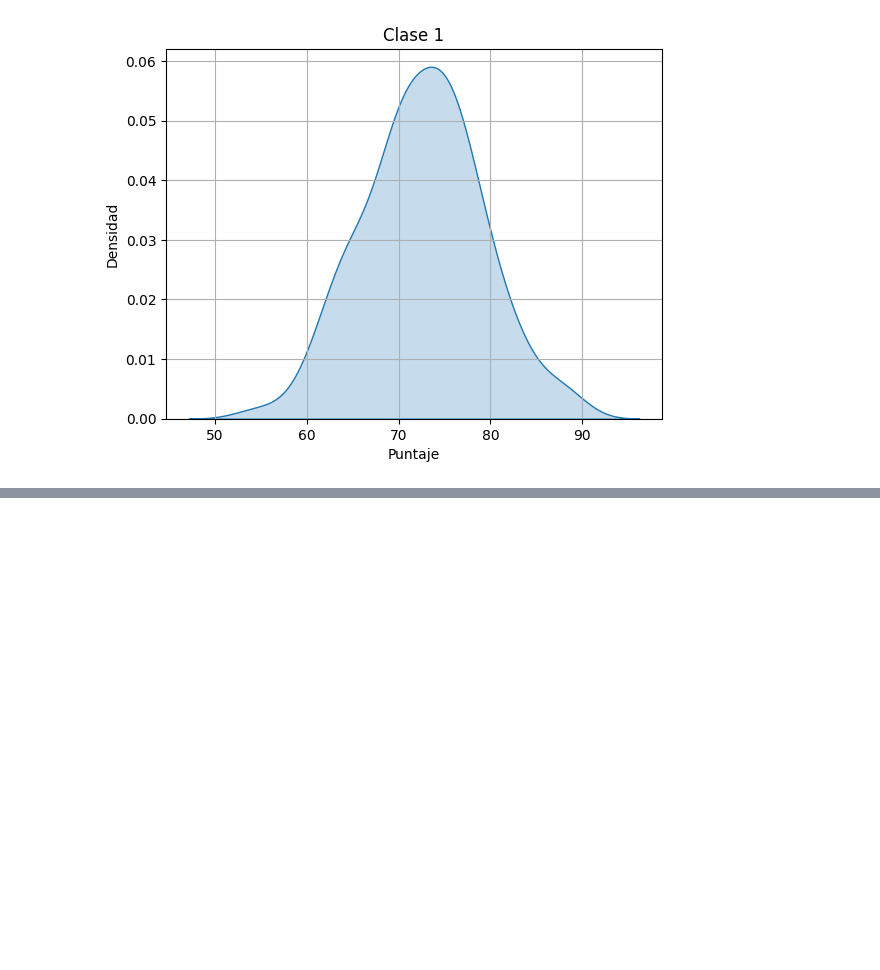
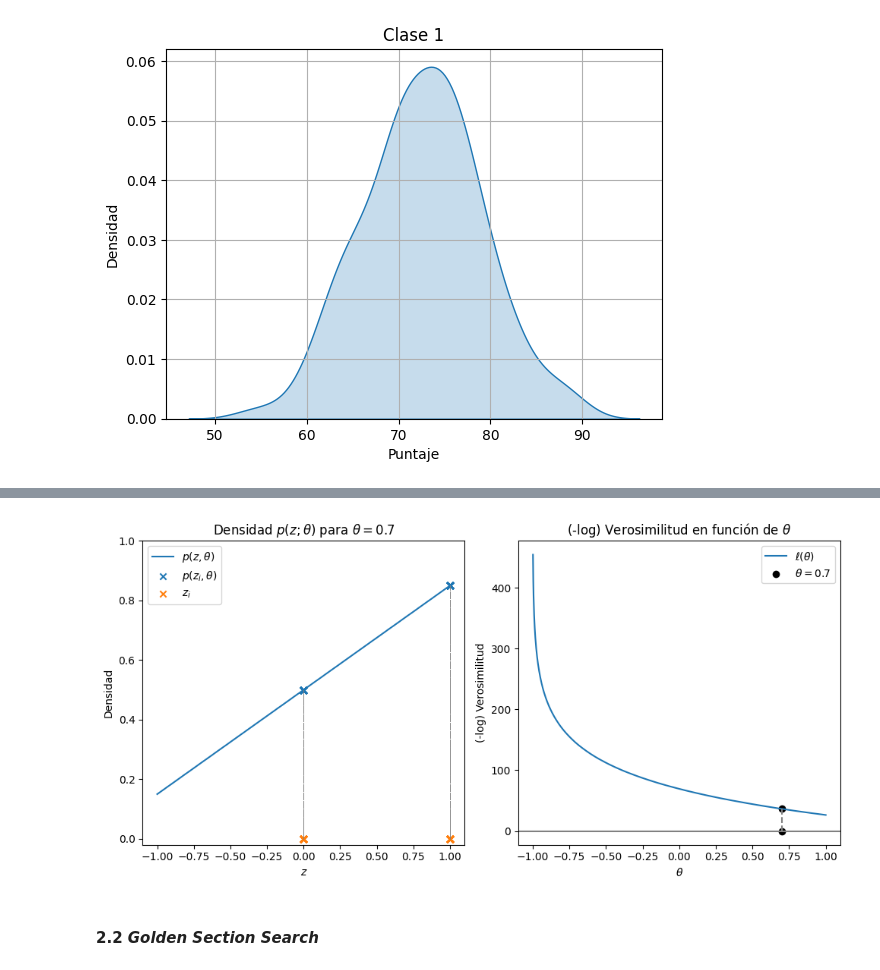
Before and after one commit to sebassu/machine-learning-para-IA, a Jupyter notebook: entregas/1/entrega_1.ipynb, the cells around one changed output, grey strips where cells are left out. Saved outputs shown, nothing was run; the diff lists cells and outputs as text; code cells hidden in the pictures; blank space fills up the shorter version.

```diff
--- a/entregas/1/entrega_1.ipynb
+++ b/entregas/1/entrega_1.ipynb
@@ -78,0 +175,48 @@ sería esperable que también se respeten los otros valores. En efecto:
+# %%
+theta = 0.7
+theta_range = np.linspace(-1, 1, 1000)
+
+NLL_range = []
+for i in range(len(theta_range)):
+    NLL_range.append(NLL(theta_range[i]))
+
+z_range = np.linspace(-1, 1, 100)
+
+fig, axes = plt.subplots(1, 2, figsize=(10, 5))
+
+axes[0].plot(z_range, p(z_range, theta), label=r"$p(z,\theta)$")
+axes[0].set_ylim(-0.02, 1)
+
+for i in range(N):
+    axes[0].plot(
+        [T[i], T[i]],
+        [0, p(T[i], theta)],
+        linestyle="dashed",
+        color="gray",
+        linewidth=0.5,
+    )
+
+axes[0].scatter(T, p(T, theta), marker="x", label=r"$p(z_i,\theta)$")
+axes[0].scatter(T, [0] * N, marker="x", label=r"$z_i$")
+axes[0].set_title(r"Densidad $p(z;\theta)$ para $\theta=$" + str(theta))
+axes[0].set_xlabel(r"$z$")
+axes[0].set_ylabel("Densidad")
+axes[0].legend()
+
+axes[1].plot(theta_range, NLL_range, label=r"$\ell(\theta)$")
+axes[1].plot([theta, theta], [0, NLL(theta)], linestyle="dashed", color="gray")
+axes[1].scatter(
+    [theta, theta], [0, NLL(theta)], color="black", label=r"$\theta=$" + str(theta)
+)
+axes[1].axhline(y=0, color="gray")
+axes[1].set_title(r"(-log) Verosimilitud en función de $\theta$")
+axes[1].set_xlabel(r"$\theta$")
+axes[1].set_ylabel("(-log) Verosimilitud")
+axes[1].legend()
+
+plt.tight_layout()
+plt.show()
+# %% [output]
+[figure, added]
+# %% [markdown]
+#### 2.2 _Golden Section Search_
```
Also changed, not shown: parts of 11 cells of this notebook.
